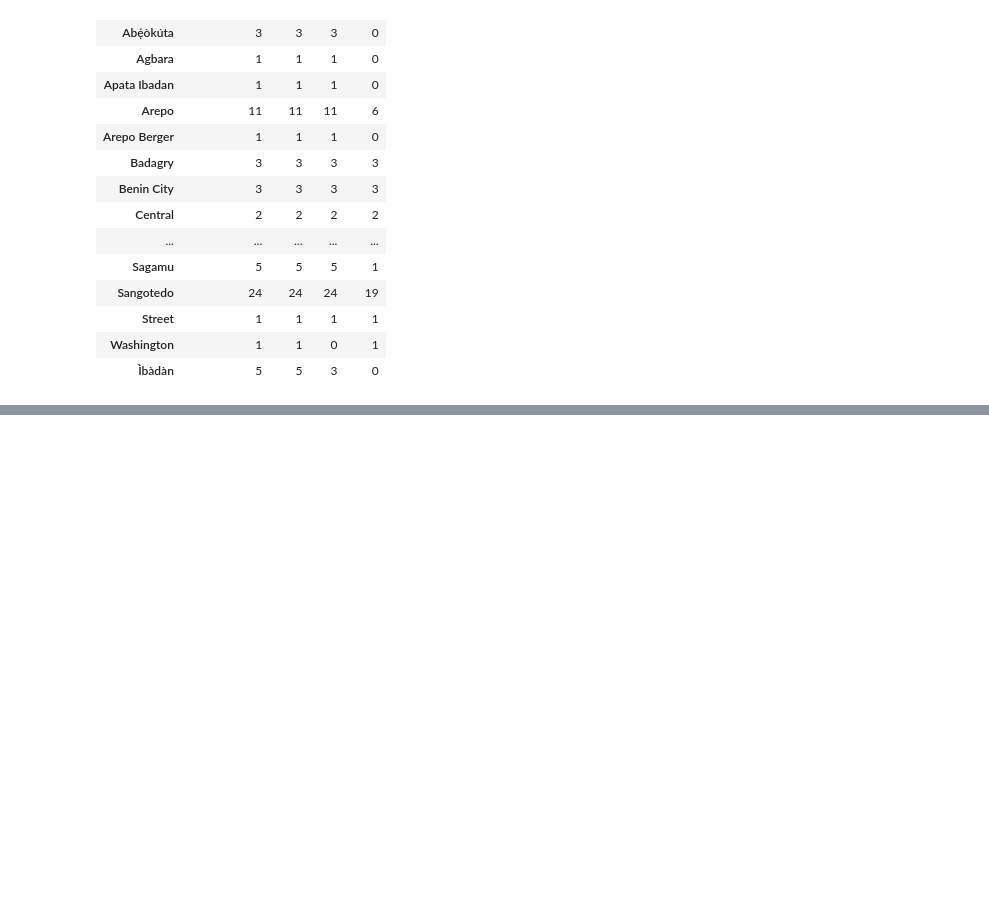
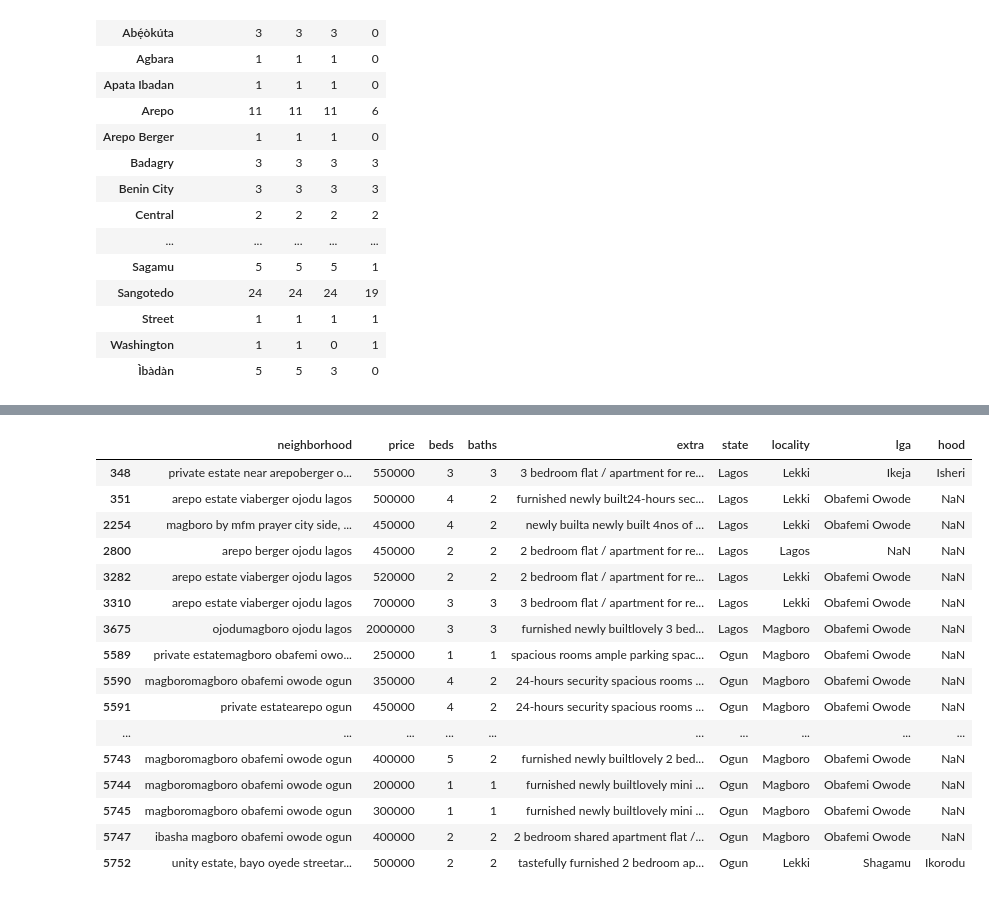
Before and after one commit to stevenkolawole/house_rent_pricing_app, a Jupyter notebook: final_cleaning&feat_extraction.ipynb, the cells around one changed output, grey strips where cells are left out. Saved outputs shown, nothing was run; the diff lists cells and outputs as text; code cells hidden in the pictures; blank space fills up the shorter version.

```diff
--- a/final_cleaning&feat_extraction.ipynb
+++ b/final_cleaning&feat_extraction.ipynb
@@ -65,0 +234,20 @@ data.groupby('locality')[['neighborhood', 'state', 'lga', 'hood']].count()
+# %%
+data.loc[data.neighborhood.str.contains('arepo|magboro')]
+# %% [output]
+|  | neighborhood | price | beds | baths | extra | state | locality | lga | hood |
+| 348 | private estate near arepoberger o... | 550000 | 3 | 3 | 3 bedroom flat / apartment for re... | Lagos | Lekki | Ikeja | Isheri |
+| 351 | arepo estate viaberger ojodu lagos | 500000 | 4 | 2 | furnished newly built24-hours sec... | Lagos | Lekki | Obafemi Owode | NaN |
+| 2254 | magboro by mfm prayer city side, ... | 450000 | 4 | 2 | newly builta newly built 4nos of ... | Lagos | Lekki | Obafemi Owode | NaN |
+| 2800 | arepo berger ojodu lagos | 450000 | 2 | 2 | 2 bedroom flat / apartment for re... | Lagos | Lagos | NaN | NaN |
+| 3282 | arepo estate viaberger ojodu lagos | 520000 | 2 | 2 | 2 bedroom flat / apartment for re... | Lagos | Lekki | Obafemi Owode | NaN |
+| 3310 | arepo estate viaberger ojodu lagos | 700000 | 3 | 3 | 3 bedroom flat / apartment for re... | Lagos | Lekki | Obafemi Owode | NaN |
+| 3675 | ojodumagboro ojodu lagos | 2000000 | 3 | 3 | furnished newly builtlovely 3 bed... | Lagos | Magboro | Obafemi Owode | NaN |
+| 5589 | private estatemagboro obafemi owo... | 250000 | 1 | 1 | spacious rooms ample parking spac... | Ogun | Magboro | Obafemi Owode | NaN |
+| 5590 | magboromagboro obafemi owode ogun | 350000 | 4 | 2 | 24-hours security spacious rooms ... | Ogun | Magboro | Obafemi Owode | NaN |
+| 5591 | private estatearepo ogun | 450000 | 4 | 2 | 24-hours security spacious rooms ... | Ogun | Magboro | Obafemi Owode | NaN |
+| ... | ... | ... | ... | ... | ... | ... | ... | ... | ... |
+| 5743 | magboromagboro obafemi owode ogun | 400000 | 5 | 2 | furnished newly builtlovely 2 bed... | Ogun | Magboro | Obafemi Owode | NaN |
+| 5744 | magboromagboro obafemi owode ogun | 200000 | 1 | 1 | furnished newly builtlovely mini ... | Ogun | Magboro | Obafemi Owode | NaN |
+| 5745 | magboromagboro obafemi owode ogun | 300000 | 1 | 1 | furnished newly builtlovely mini ... | Ogun | Magboro | Obafemi Owode | NaN |
+| 5747 | ibasha magboro obafemi owode ogun | 400000 | 2 | 2 | 2 bedroom shared apartment flat /... | Ogun | Magboro | Obafemi Owode | NaN |
+| 5752 | unity estate, bayo oyede streetar... | 500000 | 2 | 2 | tastefully furnished 2 bedroom ap... | Ogun | Lekki | Shagamu | Ikorodu |
```
Also changed, not shown: parts of 28 cells of this notebook.
